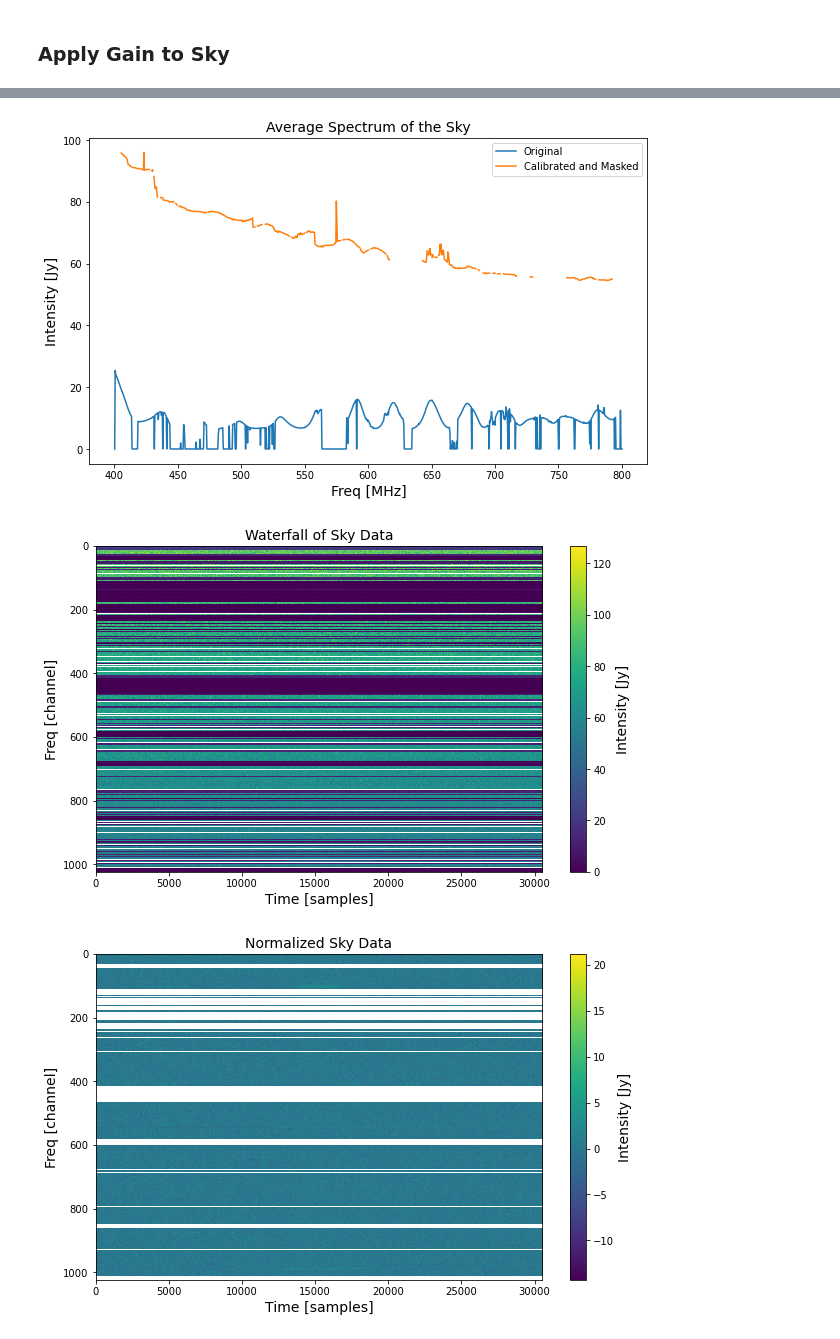
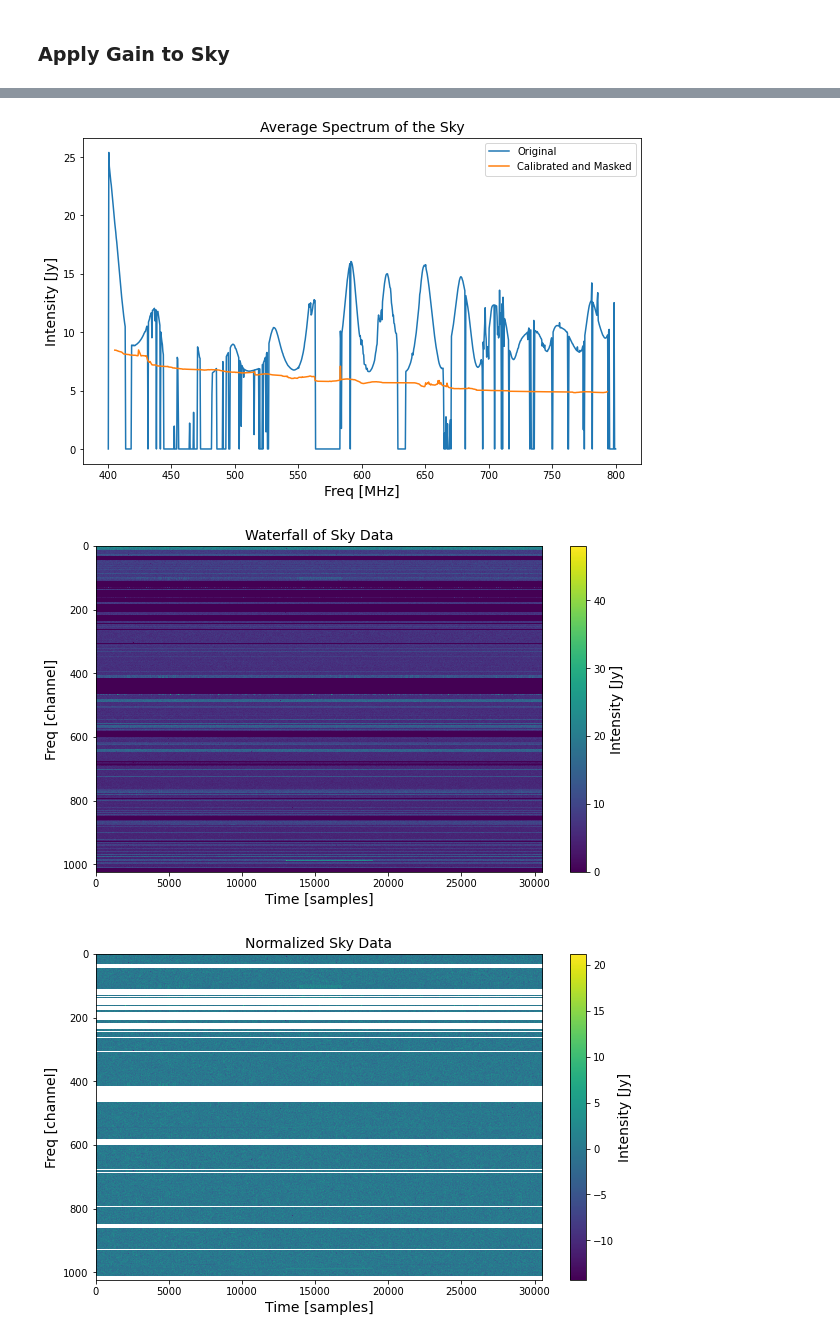
Before and after one commit to astronamanj/641_Observational_Techniques, a Jupyter notebook: chime_pulsar_search/calibration.ipynb, the cells around one changed output, grey strips where cells are left out. Cells and saved outputs as stored; diff of their text form; code cells hidden in the pictures.

Commit message:
use gain = obs/true

```diff
--- a/chime_pulsar_search/calibration.ipynb
+++ b/chime_pulsar_search/calibration.ipynb
@@ -156,18 +156,21 @@ plt.show()
 ### Calculate gain
 # %%
 # We want to calculate gain with the RFI channels masked
-df = np.abs(cal.header.foff) * 1e6
-dt = cal.header.tsamp
-T_sys = 50
-scale = T_sys / np.sqrt(df * dt)
+df = np.abs(cal.header.foff) * 1e6                                              # Hz
+dt = cal.header.tsamp                                                           # s
+T_sys = 50                                                                      # K
+scale = T_sys / np.sqrt(df * dt)                                                # K
 
 # G = observed_spectrum * scale / true_spectrum / noise
-true_spectrum = np.where(~freq_mask, fluxes, np.nan)
-obs_spectrum = np.where(~freq_mask, cal_masked.chan_stats.mean, np.nan)
-rms_noise = np.sqrt(np.nanmean(np.square(cal_32_array[~freq_mask, :][1,:])))
-# gain = np.where(~freq_mask, obs_spectrum / true_spectrum , np.nan)  # K/Jy
-gain = np.where(~freq_mask, obs_spectrum * scale / true_spectrum / rms_noise, np.nan)  # K/Jy
-gain = gain * rms_noise / 50
+true_spectrum = np.where(~freq_mask, fluxes, np.nan)                            # Jy
+obs_spectrum = np.where(~freq_mask, cal_masked.chan_stats.mean, np.nan)         # ADC
+rms_noise = np.sqrt(np.nanmean(np.square(cal_32_array[~freq_mask, :][1,:])))    # ADC
+snr = obs_spectrum / rms_noise                                                  # unitless
+gain = np.where(
+    ~freq_mask,
+    obs_spectrum / true_spectrum,                                                # ADC/Jy
+    np.nan
+)
 
 fig = plt.figure(figsize=(10, 6))
 plt.plot(cal.header.chan_freqs, gain)
@@ -223,42 +226,43 @@ sky_masked = FilReader("./data/blank_sky_masked.fil")
 sky_masked.compute_stats()
 
 sky_freq_mask = sky_masked.chan_stats.mean == 0
+combined_mask = sky_freq_mask | freq_mask
 
 # Apply the calibration transfer function
 sky_array_calibrated = np.copy(sky_array)
-sky_array_calibrated[~sky_freq_mask, :] /= gain[~sky_freq_mask][:, np.newaxis]
+sky_array_calibrated[~combined_mask, :] /= gain[~combined_mask][:, np.newaxis]
 
 # Plot the average spectrum
 fig = plt.figure(figsize=(10, 6))
 plt.plot(sky.header.chan_freqs[::-1], np.mean(sky_array, axis=1))
-plt.plot(sky.header.chan_freqs[~sky_freq_mask][::-1], np.mean(sky_array_calibrated[~sky_freq_mask, :], axis=1))
+plt.plot(sky.header.chan_freqs[~combined_mask][::-1], np.mean(sky_array_calibrated[~combined_mask, :], axis=1))
 plt.ylabel('Intensity [Jy]', fontsize=14)
 plt.xlabel('Freq [MHz]', fontsize=14)
 plt.title('Average Spectrum of the Sky', fontsize=14)
 plt.legend(['Original', 'Calibrated and Masked'])
 plt.show()
 
 # Create a waterfall plot
 fig = plt.figure(figsize=(10, 6))
 plt.imshow(sky_array_calibrated.data, aspect='auto', interpolation='nearest')
 cbar = plt.colorbar()
 cbar.set_label('Intensity [Jy]', fontsize=14)
 plt.xlabel('Time [samples]', fontsize=14)
 plt.ylabel('Freq [channel]', fontsize=14)
 plt.title('Waterfall of Sky Data', fontsize=14)
 plt.show()
 # %% [output]
 [interactive output not drawn]
 [interactive output not drawn]
 [interactive output not drawn]
 [interactive output not drawn]
 [interactive output not drawn]
 [interactive output not drawn]
 [interactive output not drawn]
 [interactive output not drawn]
 [interactive output not drawn]
-[figure, old version]
+[figure, new version]
-[figure, old version]
+[figure, new version]
 # %%
 # Calculate the mean and standard deviation per channel
 mean_per_channel = np.mean(sky_array, axis=1)
```
Also changed, not shown: parts of 3 cells of this notebook.
